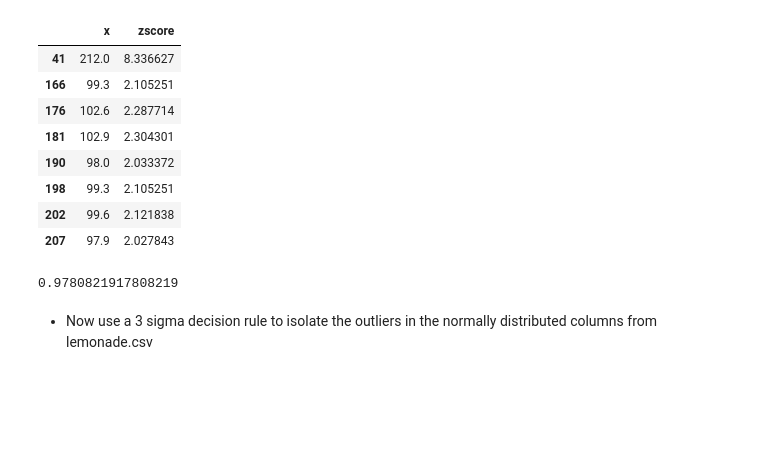
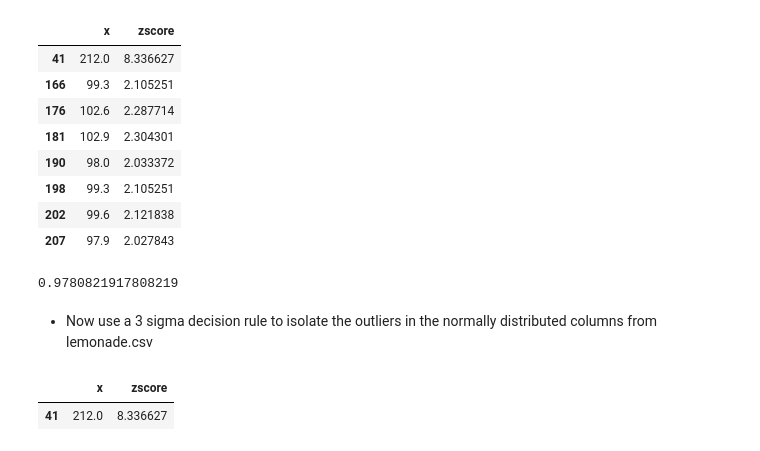
Before and after one commit to RyvynYoung/anomaly-detection-exercises, a Jupyter notebook: continuous_probabilistic_methods.ipynb, the cells around one changed output. Cells and saved outputs as stored; diff of their text form; code cells hidden in the pictures; blank space fills up the shorter version.

```diff
--- a/continuous_probabilistic_methods.ipynb
+++ b/continuous_probabilistic_methods.ipynb
@@ -313,3 +313,9 @@ empiricaldf[zscores >= 2]
 0.9780821917808219
 # %% [markdown]
 - Now use a 3 sigma decision rule to isolate the outliers in the normally distributed columns from lemonade.csv
+# %%
+# Let's find all the values that are more than 3+ standard deviations from the mean
+empiricaldf[zscores >= 3]
+# %% [output]
+|  | x | zscore |
+| 41 | 212.0 | 8.336627 |
```
